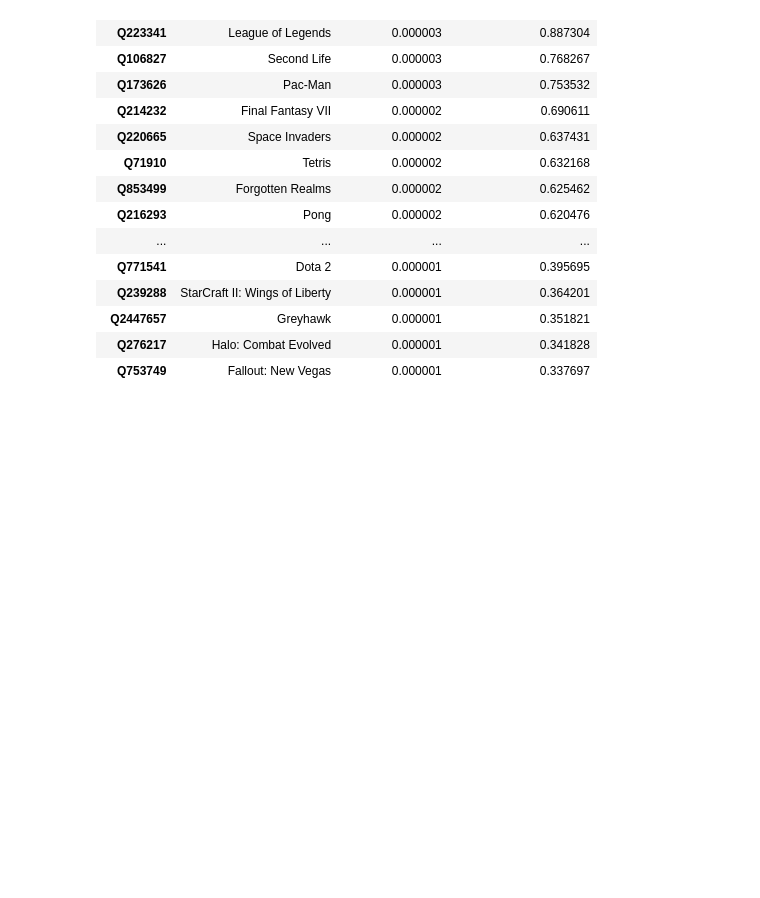
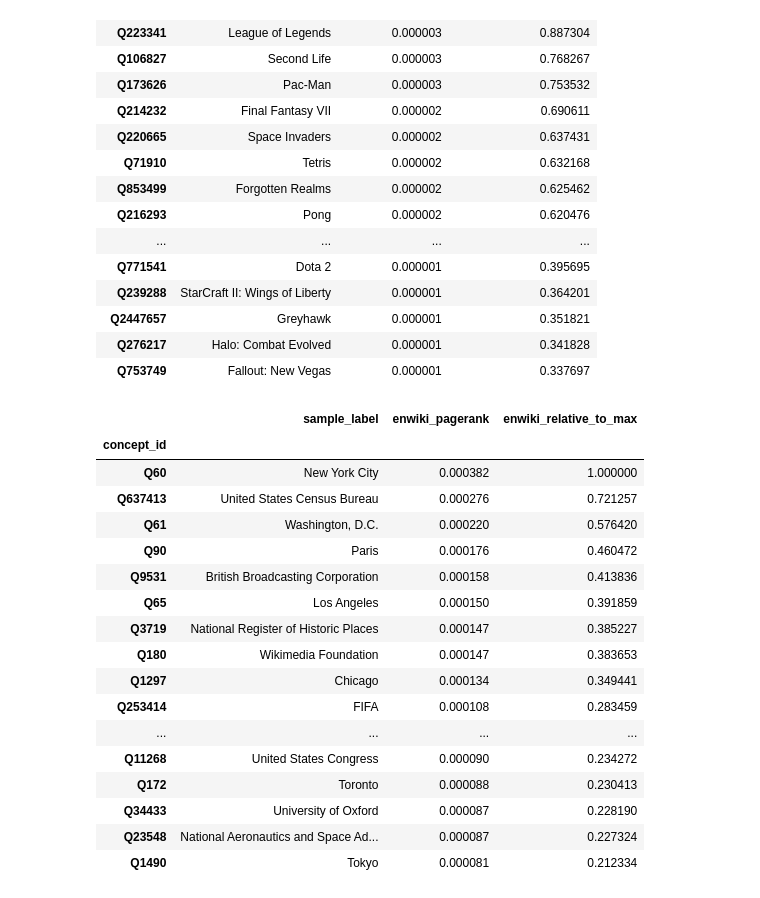
Before and after one commit to turtlesoupy/wikilanguage, a Jupyter notebook: Pandas.ipynb, the cells around one changed output. Drawn from its saved outputs; the diff is of its cells as text; code cells hidden in the pictures; blank space fills up the shorter version.

```diff
--- a/Pandas.ipynb
+++ b/Pandas.ipynb
@@ -210,3 +210,24 @@ df.wl.instance_of(Concepts.VIDEO_GAME).wl.top_ranked(n=25, wiki="enwiki")
 | Q2447657 | Greyhawk | 0.000001 | 0.351821 |
 | Q276217 | Halo: Combat Evolved | 0.000001 | 0.341828 |
 | Q753749 | Fallout: New Vegas | 0.000001 | 0.337697 |
+# %%
+df.wl.instance_of(Concepts.POLITICAL_POWER).wl.top_ranked(wiki="enwiki", n=25)
+# %% [output]
+|  | sample_label | enwiki_pagerank | enwiki_relative_to_max |
+| concept_id |  |  |  |
+| Q60 | New York City | 0.000382 | 1.000000 |
+| Q637413 | United States Census Bureau | 0.000276 | 0.721257 |
+| Q61 | Washington, D.C. | 0.000220 | 0.576420 |
+| Q90 | Paris | 0.000176 | 0.460472 |
+| Q9531 | British Broadcasting Corporation | 0.000158 | 0.413836 |
+| Q65 | Los Angeles | 0.000150 | 0.391859 |
+| Q3719 | National Register of Historic Places | 0.000147 | 0.385227 |
+| Q180 | Wikimedia Foundation | 0.000147 | 0.383653 |
+| Q1297 | Chicago | 0.000134 | 0.349441 |
+| Q253414 | FIFA | 0.000108 | 0.283459 |
+| ... | ... | ... | ... |
+| Q11268 | United States Congress | 0.000090 | 0.234272 |
+| Q172 | Toronto | 0.000088 | 0.230413 |
+| Q34433 | University of Oxford | 0.000087 | 0.228190 |
+| Q23548 | National Aeronautics and Space Ad... | 0.000087 | 0.227324 |
+| Q1490 | Tokyo | 0.000081 | 0.212334 |
```
Also changed, not shown: 2 other files.
